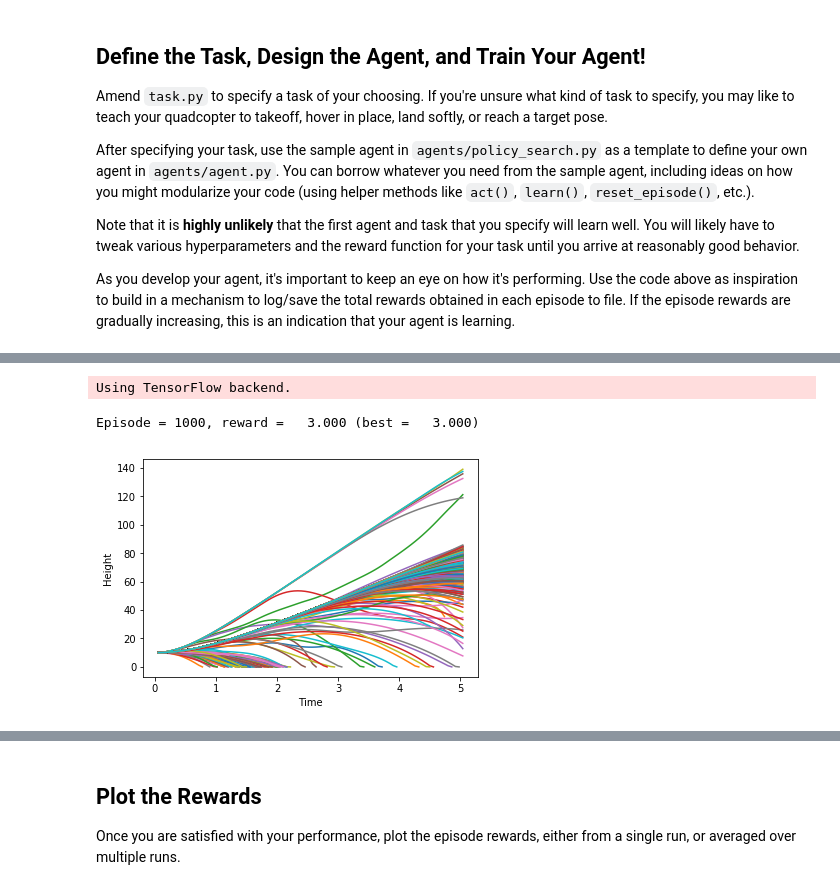
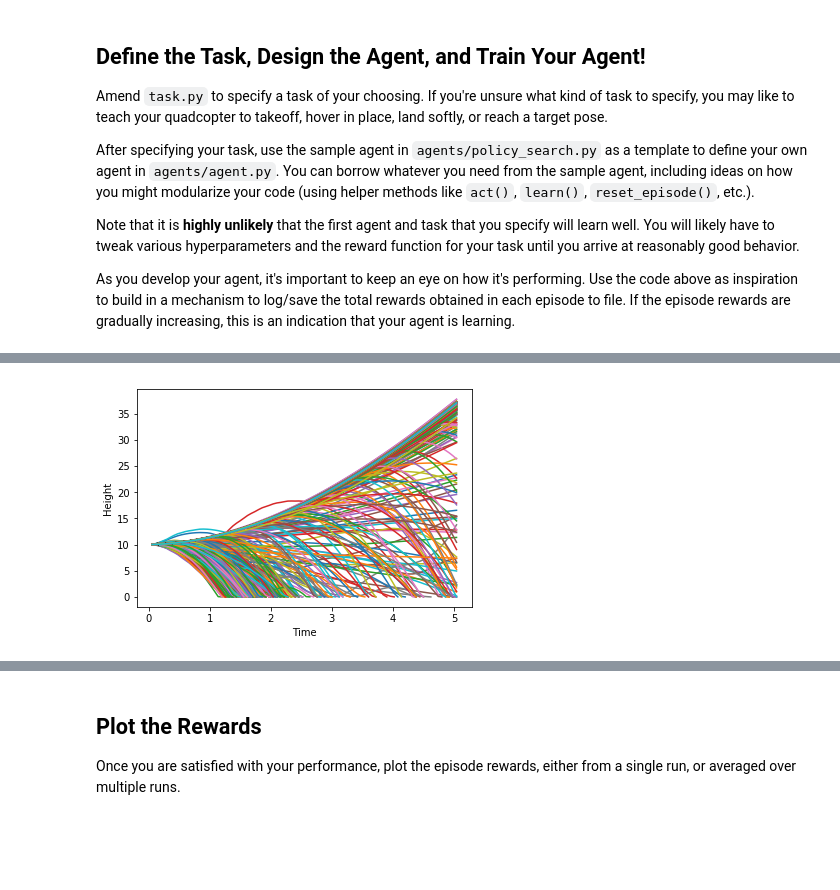
Before and after one commit to yokolet/rl-project, a Jupyter notebook: Quadcopter_Project.ipynb, the cells around one changed output, grey strips where cells are left out. Saved outputs shown, nothing was run; the diff lists cells and outputs as text; code cells hidden in the pictures; blank space fills up the shorter version.

Commit message:
feat: updates reward function and considerations
This is an update of notebook, hyperparamters of actor and agent,
and a reward function. Comments on the consideration part were
updated accordingly.

```diff
--- a/Quadcopter_Project.ipynb
+++ b/Quadcopter_Project.ipynb
@@ -216,69 +276,13 @@ As you develop your agent, it's important to keep an eye on how it's performing.
 %matplotlib inline
 import matplotlib.pyplot as plt
 
-def plot_hight(results):
-    plt.plot(results['time'], results['z'], label='z')
+def plot_perf(results_list, key, ylabel):
+    for results in results_list:
+        plt.plot(results['time'], results[key])
     plt.xlabel('Time')
-    plt.ylabel('Height')
-    _ = plt.ylim()
+    plt.ylabel(ylabel)
-# %%
-## TODO: Train your agent here.
-import sys
-import numpy as np
-import pandas as pd
-from agents.agent import Agent
-from task import Task
-
-# Modify the values below to give the quadcopter a different starting position.
-runtime = 5.                                     # time limit of the episode
-init_pose = np.array([0., 0., 10., 0., 0., 0.])  # initial pose
-init_velocities = np.array([0., 0., 0.])         # initial velocities
-init_angle_velocities = np.array([0., 0., 0.])   # initial angle velocities
-file_output = 'data.txt'                         # file name for saved results
-
-labels = ['time', 'x', 'y', 'z', 'phi', 'theta', 'psi', 'x_velocity',
-          'y_velocity', 'z_velocity', 'phi_velocity', 'theta_velocity',
-          'psi_velocity', 'rotor_speed1', 'rotor_speed2', 'rotor_speed3', 'rotor_speed4']
-
-# Setup
-target_pos = np.array([0., 0., 50.])
-task = Task(init_pose, init_velocities, init_angle_velocities, runtime, target_pos=target_pos)
-
-num_episodes = 1000
-#num_episodes = 5
-agent = Agent(task)
-avg_reward_list=[]
-
-for i_episode in range(1, num_episodes+1):
-    results = {x : [] for x in labels}
-    state = agent.reset_episode() # start a new episode
-    total_reward = 0
-    count = 0
-    while True:
-        action = agent.act(state)
-        next_state, reward, done = task.step(action, opt=True)
-        to_write = [task.sim.time] + \
-                list(task.sim.pose) + \
-                list(task.sim.v) + \
-                list(task.sim.angular_v) + \
-                list(action)
-        for ii in range(len(labels)):
-            results[labels[ii]].append(to_write[ii])
-
-        agent.step(action, reward, next_state, done)
-        state = next_state
-        total_reward += reward
-        count += 1
-        if done:
-            avg_reward = total_reward / float(count)
-            avg_reward_list.append((i_episode, avg_reward))
-            agent.update_score(avg_reward)
-            print("\rEpisode = {:4d}, reward = {:7.3f} (best = {:7.3f})".format(
-                i_episode, avg_reward_list[-1][1], agent.best_score), end="")  # [debug]
-            break
-    sys.stdout.flush()
-    plot_hight(results)
-# %% [output]
-Using TensorFlow backend.
-Episode = 1000, reward =   3.000 (best =   3.000)
-[figure, removed]
+# %%
+# Height
+plot_perf(results_list, 'z', 'Height')
+# %% [output]
+[figure, added]
```
Also changed, not shown: parts of 15 cells of this notebook, 4 other files.
